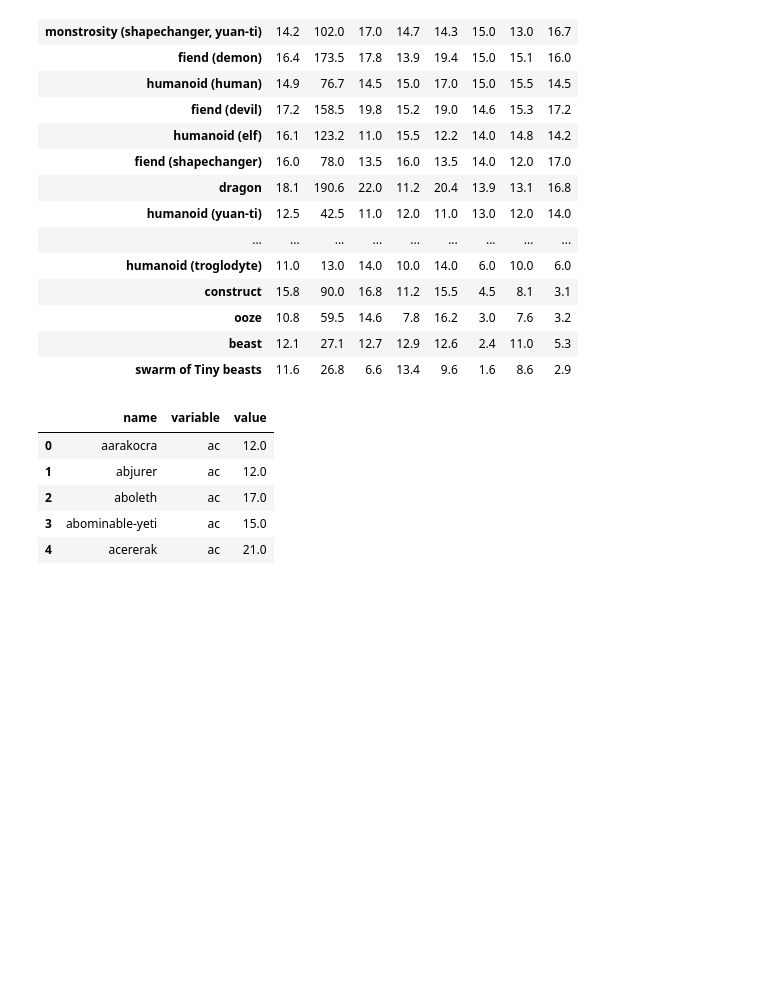
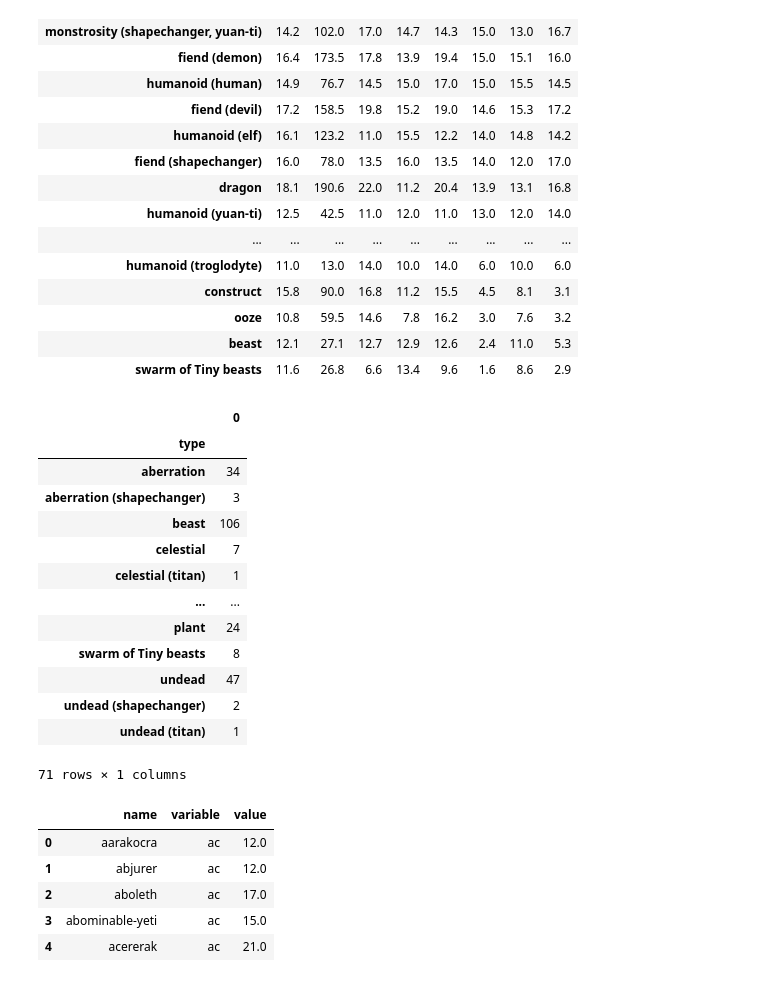
Before and after one commit to seancary62/DND_Tools, a Jupyter notebook: dnd-5e-monster-exploration.ipynb, the cells around one changed output. Saved outputs shown, nothing was run; the diff lists cells and outputs as text; code cells hidden in the pictures; blank space fills up the shorter version.

```diff
--- a/dnd-5e-monster-exploration.ipynb
+++ b/dnd-5e-monster-exploration.ipynb
@@ -118,6 +118,25 @@ monsters_df.groupby(monsters_df['type'])[['ac','hp','str','dex','con','int','wis
 | ooze | 10.8 | 59.5 | 14.6 | 7.8 | 16.2 | 3.0 | 7.6 | 3.2 |
 | beast | 12.1 | 27.1 | 12.7 | 12.9 | 12.6 | 2.4 | 11.0 | 5.3 |
 | swarm of Tiny beasts | 11.6 | 26.8 | 6.6 | 13.4 | 9.6 | 1.6 | 8.6 | 2.9 |
+# %%
+# Get count of each type
+
+pd.DataFrame(monsters_df.groupby(monsters_df['type']).size())
+# %% [output]
+|  | 0 |
+| type |  |
+| aberration | 34 |
+| aberration (shapechanger) | 3 |
+| beast | 106 |
+| celestial | 7 |
+| celestial (titan) | 1 |
+| ... | ... |
+| plant | 24 |
+| swarm of Tiny beasts | 8 |
+| undead | 47 |
+| undead (shapechanger) | 2 |
+| undead (titan) | 1 |
+71 rows × 1 columns
 # %%
 # Get the minimum and maximum values for each attribute sorted by monster
 
```
Also changed, not shown: parts of 5 cells of this notebook.
